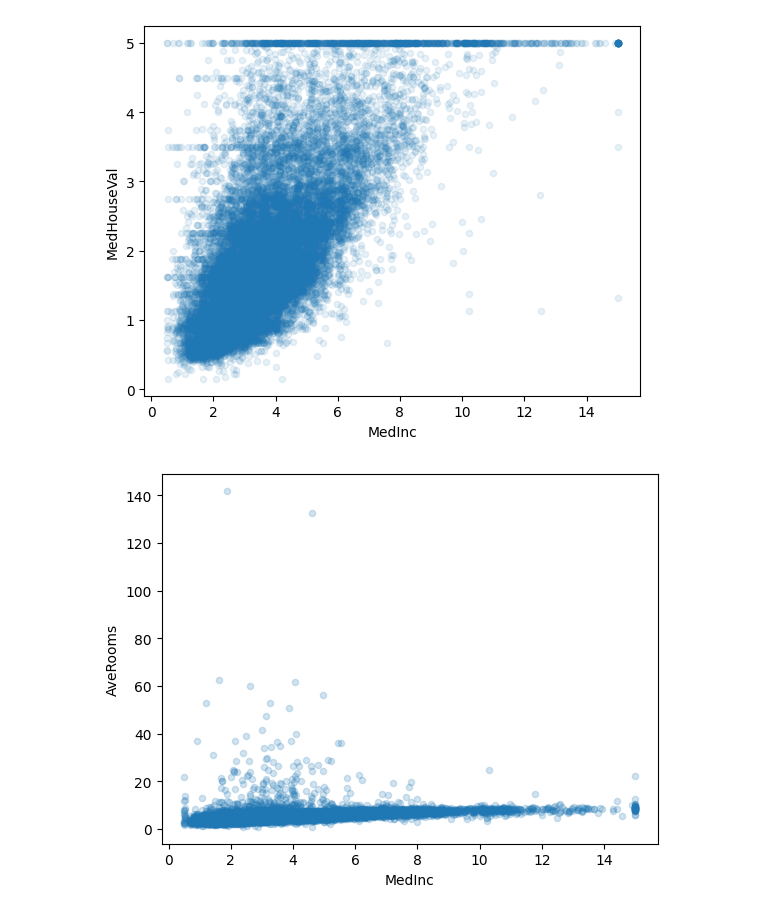
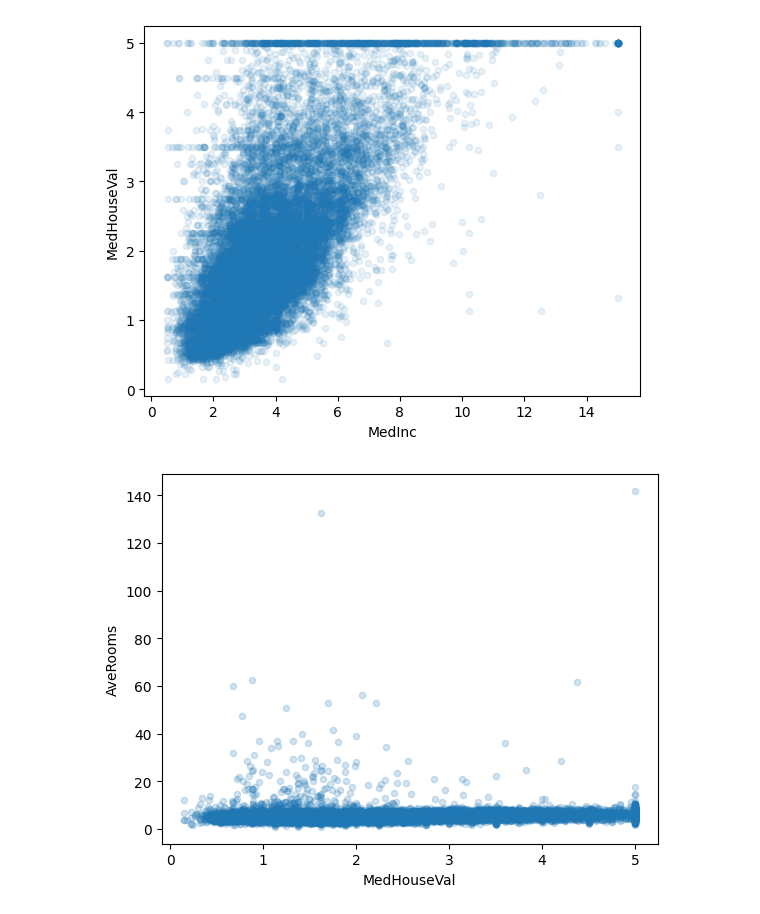
Before and after one commit to lolshark99/Working-on-data-using-pandas-python-, a Jupyter notebook: CALI HOUSING.ipynb, the cells around one changed output. Cells and saved outputs as stored; diff of their text form; code cells hidden in the pictures.

```diff
--- a/CALI HOUSING.ipynb
+++ b/CALI HOUSING.ipynb
@@ -160,8 +162,8 @@ plt.show()
 # %% [output]
 [figure]
 # %%
-data_set.plot(kind = 'scatter' , x = 'MedInc' , y = 'AveRooms' , alpha = 0.2)
+data_set.plot(kind = 'scatter' , x = 'MedHouseVal' , y = 'AveRooms' , alpha = 0.2)
 plt.show()
-# this also corresponds to the corr matrix as there is no strong trend in this plot!!!
+# this also corresponds to the corr matrix as there is no strong trend in this plot i.e no observable trend!!!
 # %% [output]
-[figure, old version]
+[figure, new version]
```
Also changed, not shown: parts of 5 cells of this notebook.
